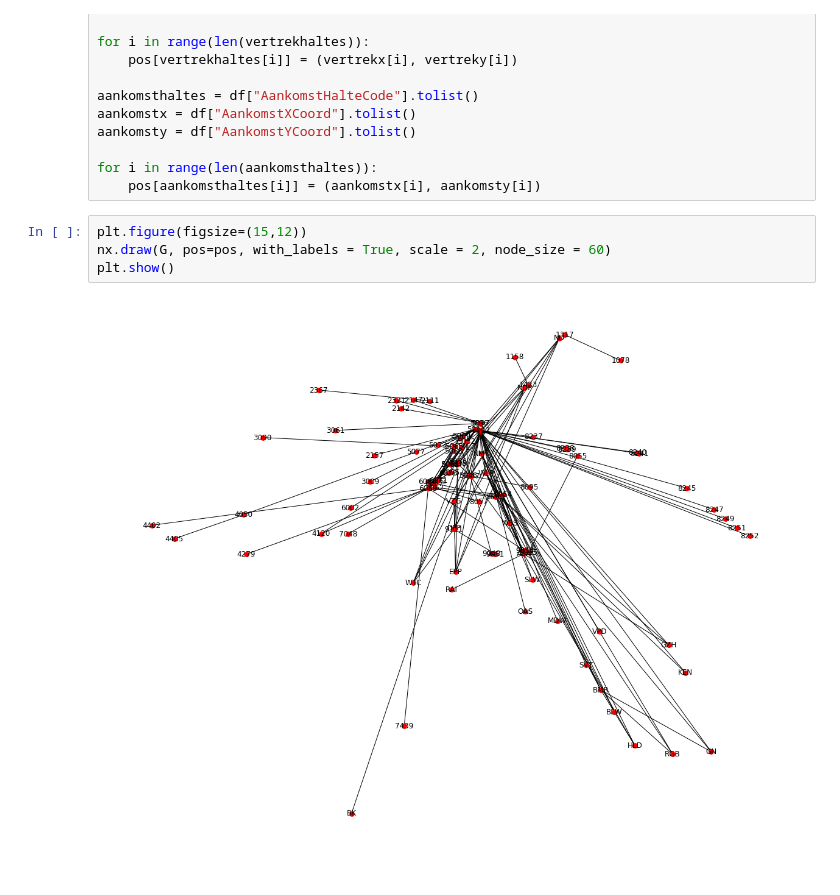
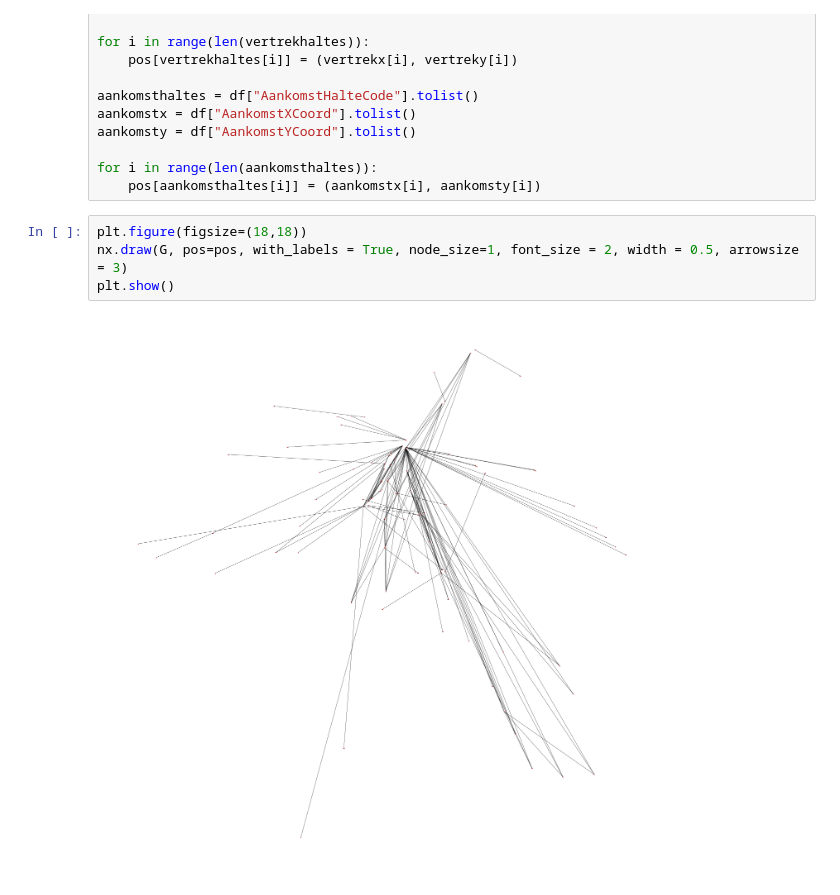
Before and after one commit to SophieEnsing/Thesis, a Jupyter notebook: Code/Start network.ipynb, the cells around one changed output. Saved outputs shown, nothing was run; the diff lists cells and outputs as text.

```diff
--- a/Code/Start network.ipynb
+++ b/Code/Start network.ipynb
@@ -76,8 +84,8 @@ aankomsty = df["AankomstYCoord"].tolist()
 for i in range(len(aankomsthaltes)):
     pos[aankomsthaltes[i]] = (aankomstx[i], aankomsty[i])
 # %%
-plt.figure(figsize=(15,12))
-nx.draw(G, pos=pos, with_labels = True, scale = 2, node_size = 60)
+plt.figure(figsize=(18,18))
+nx.draw(G, pos=pos, with_labels = True, node_size=1, font_size = 2, width = 0.5, arrowsize = 3)
 plt.show()
 # %% [output]
-[figure, old version]
+[figure, new version]
```
Also changed, not shown: parts of 2 cells of this notebook.
